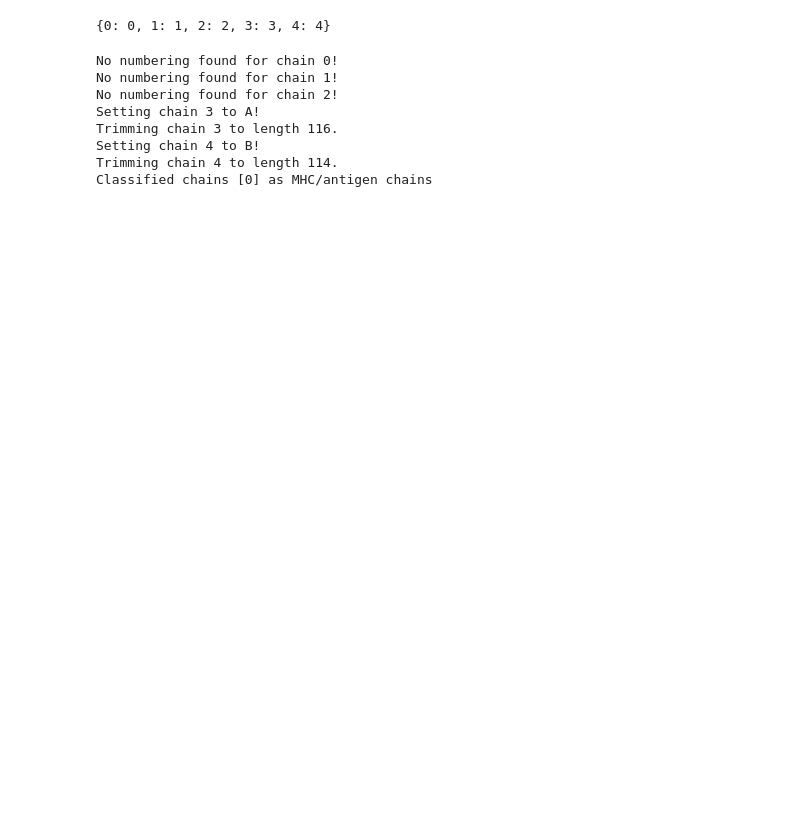
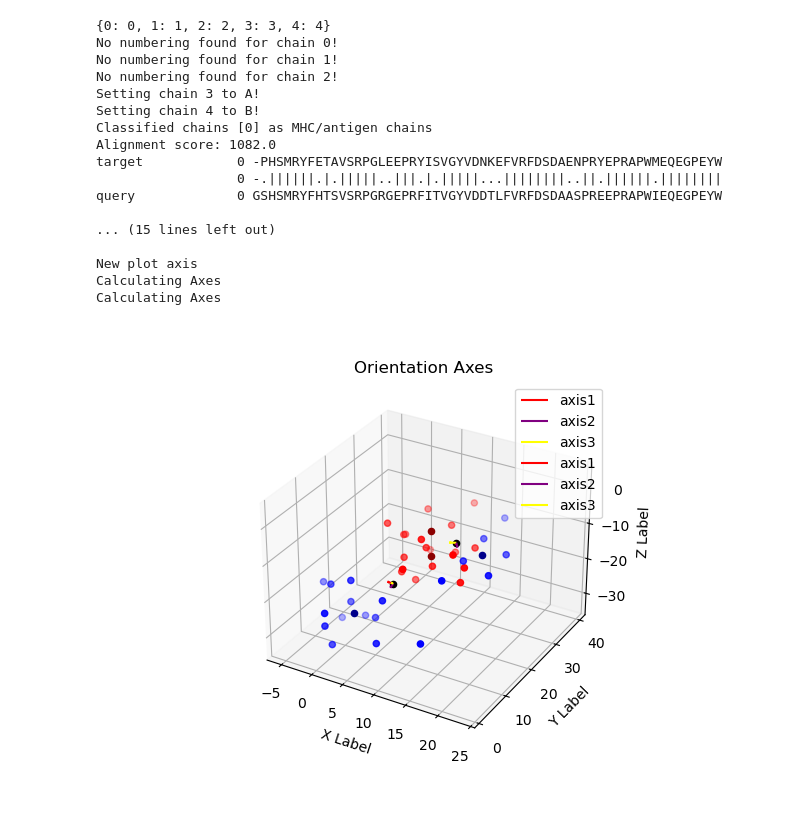
Before and after one commit to NTBiotech/flexcraft, a Jupyter notebook: notebooks/adapt/geometry_devel.ipynb, the cells around one changed output. Cells and saved outputs as stored; diff of their text form; code cells hidden in the pictures; blank space fills up the shorter version.

```diff
--- a/notebooks/adapt/geometry_devel.ipynb
+++ b/notebooks/adapt/geometry_devel.ipynb
@@ -166,9 +95,21 @@ def number_anarci(
 # %%
 test_id = "9PBH"
-params_1 = params.copy()
-params_1["pdb_id"]=test_id
 test_file = download_structure(test_id, out_dir=tmpdir.__str__())
 test_file = clean_chothia(test_file)
 mhc1_design = PDBFile(path=test_file).to_data()
 mhc1_design,d = convert_chains(mhc1_design)
+mhc1_design, params_1 = number_anarci(mhc1_design, mhc_class=1)
+positions_1 = get_mhc1_positions(mhc1_design, params_1)
+ax = plot_axes(
+    a=get_mhc_coords(mhc1_design, positions_1)[:6],
+    b=get_mhc_coords(mhc1_design, positions_1)[6:],
+    plot_points=True,
+)
+ax = plot_axes(
+    a=get_tcr_coords(mhc1_design, params_1["tcr_chain_index"])[:13],
+    b=get_tcr_coords(mhc1_design, params_1["tcr_chain_index"])[13:],
+    ax=ax,
+    #lim=(-1,1),
+    plot_points=True,
+    )
 # %% [output]
@@ -176,20 +117,26 @@ ERROR:2026-05-08 17:48:06,401:jax._src.xla_bridge:444: Jax plugin configuration
 Traceback (most recent call last):
   File "/home/ntbiotech/.miniforge/envs/flexcraft_2/lib/python3.10/site-packages/jax/_src/xla_bridge.py", line 442, in discover_pjrt_plugins
     plugin_module.initialize()
   File "/home/ntbiotech/.miniforge/envs/flexcraft_2/lib/python3.10/site-packages/jax_plugins/xla_cuda12/__init__.py", line 324, in initialize
     _check_cuda_versions(raise_on_first_error=True)
   File "/home/ntbiotech/.miniforge/envs/flexcraft_2/lib/python3.10/site-packages/jax_plugins/xla_cuda12/__init__.py", line 281, in _check_cuda_versions
     local_device_count = cuda_versions.cuda_device_count()
 RuntimeError: jaxlib/cuda/versions_helpers.cc:113: operation cuInit(0) failed: Unknown CUDA error 303; cuGetErrorName failed. This probably means that JAX was unable to load the CUDA libraries.
 {0: 0, 1: 1, 2: 2, 3: 3, 4: 4}
+No numbering found for chain 0!
+No numbering found for chain 1!
+No numbering found for chain 2!
+Setting chain 3 to A!
+Setting chain 4 to B!
+Classified chains [0] as MHC/antigen chains
+Alignment score: 1082.0
+target            0 -PHSMRYFETAVSRPGLEEPRYISVGYVDNKEFVRFDSDAENPRYEPRAPWMEQEGPEYW
+                  0 -.||||||.|.|||||..|||.|.|||||...||||||||..||.||||||.||||||||
+query             0 GSHSMRYFHTSVSRPGRGEPRFITVGYVDDTLFVRFDSDAASPREEPRAPWIEQEGPEYW
+
+... (15 lines left out)
+
+New plot axis
+Calculating Axes
+Calculating Axes
+[figure, added]
-# %%
-mhc1_design, params_1 = number_anarci(mhc1_design, params=params_1)
-# %% [output]
-No numbering found for chain 0!
-No numbering found for chain 1!
-No numbering found for chain 2!
-Setting chain 3 to A!
-Trimming chain 3 to length 116.
-Setting chain 4 to B!
-Trimming chain 4 to length 114.
-Classified chains [0] as MHC/antigen chains
```
Also changed, not shown: parts of 30 cells of this notebook, 3 other files.
